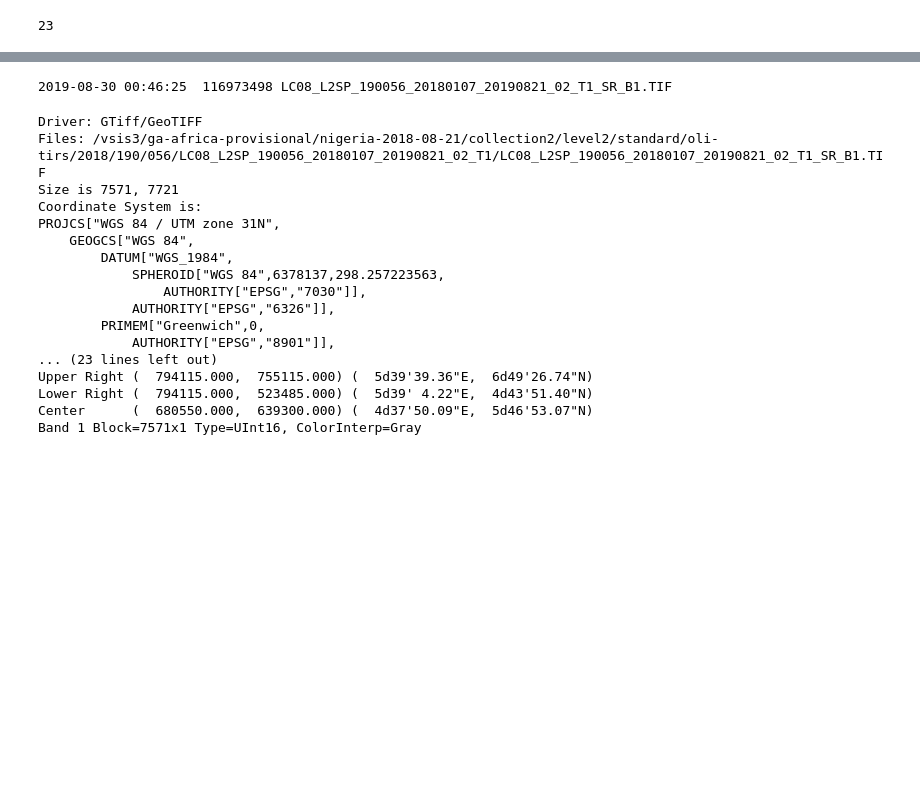
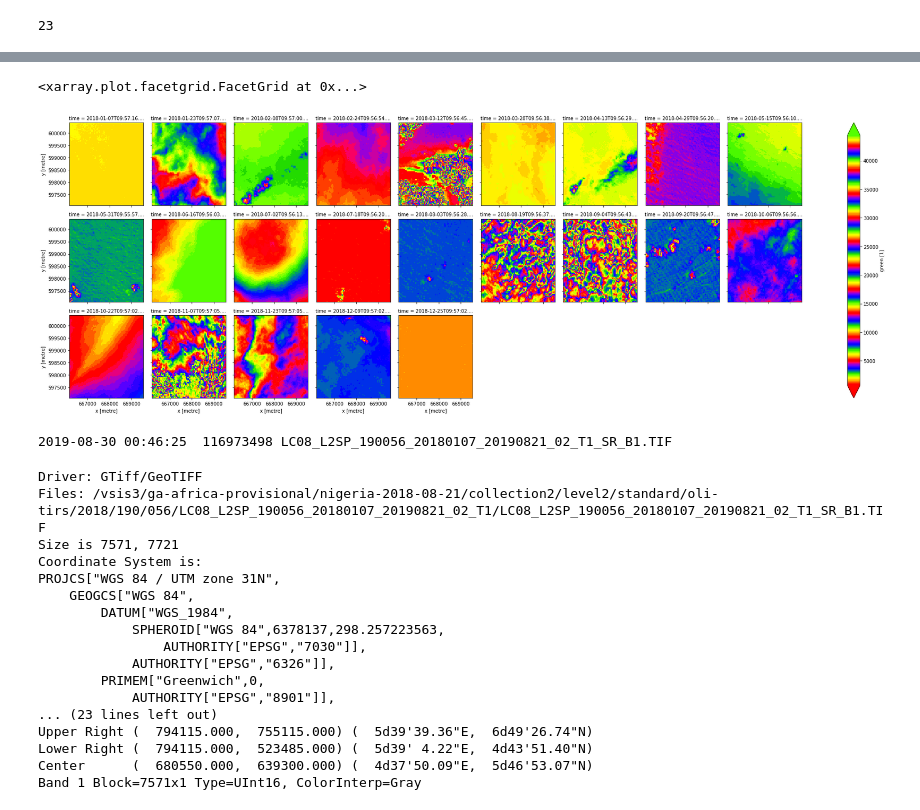
Before and after one commit to tonybutzer/indexc2, a Jupyter notebook: docker/data/tony1.ipynb, the cells around one changed output, grey strips where cells are left out. Saved outputs shown, nothing was run; the diff lists cells and outputs as text; code cells hidden in the pictures; blank space fills up the shorter version.

```diff
--- a/docker/data/tony1.ipynb
+++ b/docker/data/tony1.ipynb
@@ -9,6 +12,9 @@ len(ds)
 23
 # %%
 EPSG='32631'
+
+lon_min,lon_max,lat_min,lat_max = [4.5,4.53,5.4,5.43]
+
 meas=['coastal_aerosol',
     'blue',
     'green',
@@ -21,4 +27,7 @@ ds2 = dc.load(product="c2l2tony", datasets=ds,
                 measurements=meas,
                 output_crs='epsg:' + EPSG,
                 resolution=(-30, 30),
+                x=(lon_min, lon_max),
+                y=(lat_min, lat_max)
+
              )
@@ -68,3 +54,11 @@ gdalinfo failed - unable to open '/vsis3/ga-africa-provisional/nigeria-2018-08-2
+# %%
+%matplotlib inline
+display_color = 'green'
+#
+ds2[display_color].plot.imshow('x', 'y', col='time', col_wrap=9, robust=True, cmap="prism")
+# %% [output]
+<xarray.plot.facetgrid.FacetGrid at 0x...>
+[figure, added]
 # %%
 ! aws s3 ls ga-africa-provisional/nigeria-2018-08-21/collection2/level2/standard/oli-tirs/2018/190/056/LC08_L2SP_190056_20180107_20190821_02_T1/LC08_L2SP_190056_20180107_20190821_02_T1_SR_B1.TIF
 # %% [output]
```
Also changed, not shown: parts of 6 cells of this notebook, 4 other files.
